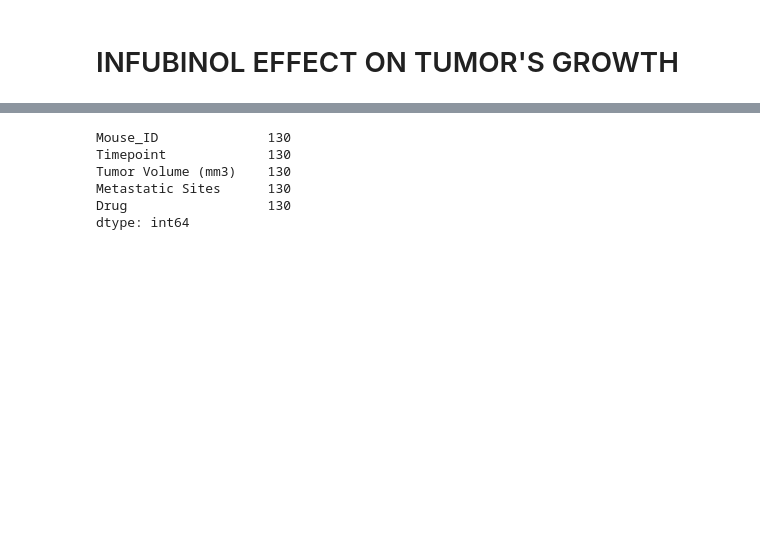
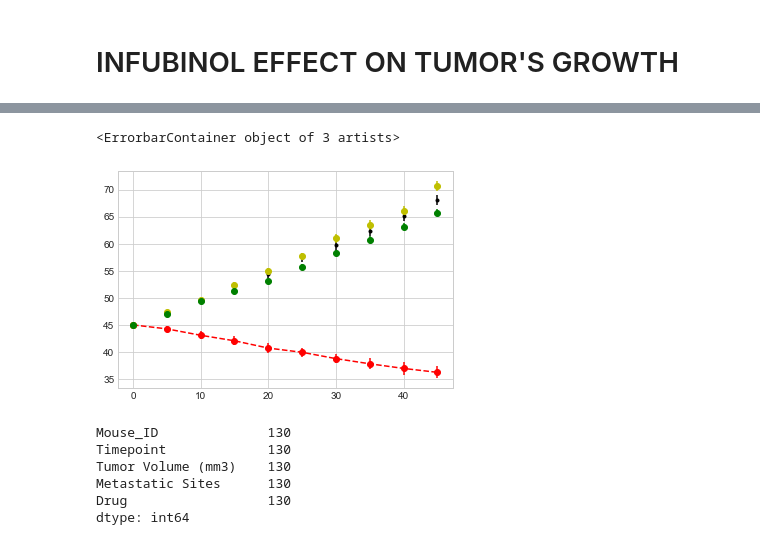
Before and after one commit to alejoes/05-MatplotlibProject, a Jupyter notebook: Pymaceuticals/Pymaceuticals.ipynb, the cells around one changed output, grey strips where cells are left out. Cells and saved outputs as stored; diff of their text form; code cells hidden in the pictures; blank space fills up the shorter version.

```diff
--- a/Pymaceuticals/Pymaceuticals.ipynb
+++ b/Pymaceuticals/Pymaceuticals.ipynb
@@ -256,3 +266,27 @@ Text(0.5, 1.0, 'Treatment effect on Tumor Growth')
+# %%
+#plt.style.use('seaborn-whitegrid')
+
+x_data=AvT["Time (days)"].tolist()
+y_data=AvT["Placebo (Mean)"].tolist()
+yerr=AvT["Placebo (StdE)"].tolist()
+
+y_data1=AvT["Capomulin (Mean)"].tolist()
+yerr1=AvT["Capomulin (StdE)"].tolist()
+
+y_data2=AvT["Ketapril (Mean)"].tolist()
+yerr2=AvT["Ketapril (StdE)"].tolist()
+
+y_data3=AvT["Infubinol (Mean)"].tolist()
+yerr3=AvT["Infubinol (StdE)"].tolist()
+
+ax=plt.subplot()
+plt.errorbar(x_data,y_data, yerr,fmt=".k",color="k")
+plt.errorbar(x_data,y_data1, yerr1,fmt="--o",color="red")
+plt.errorbar(x_data,y_data2, yerr2,fmt="o",color="y")
+plt.errorbar(x_data,y_data3, yerr3,fmt="o",color="g")
+# %% [output]
+<ErrorbarContainer object of 3 artists>
+[figure, added]
 # %%
 superT[superT.Timepoint==45].count()
 # %% [output]
```
Also changed, not shown: parts of 7 cells of this notebook.
